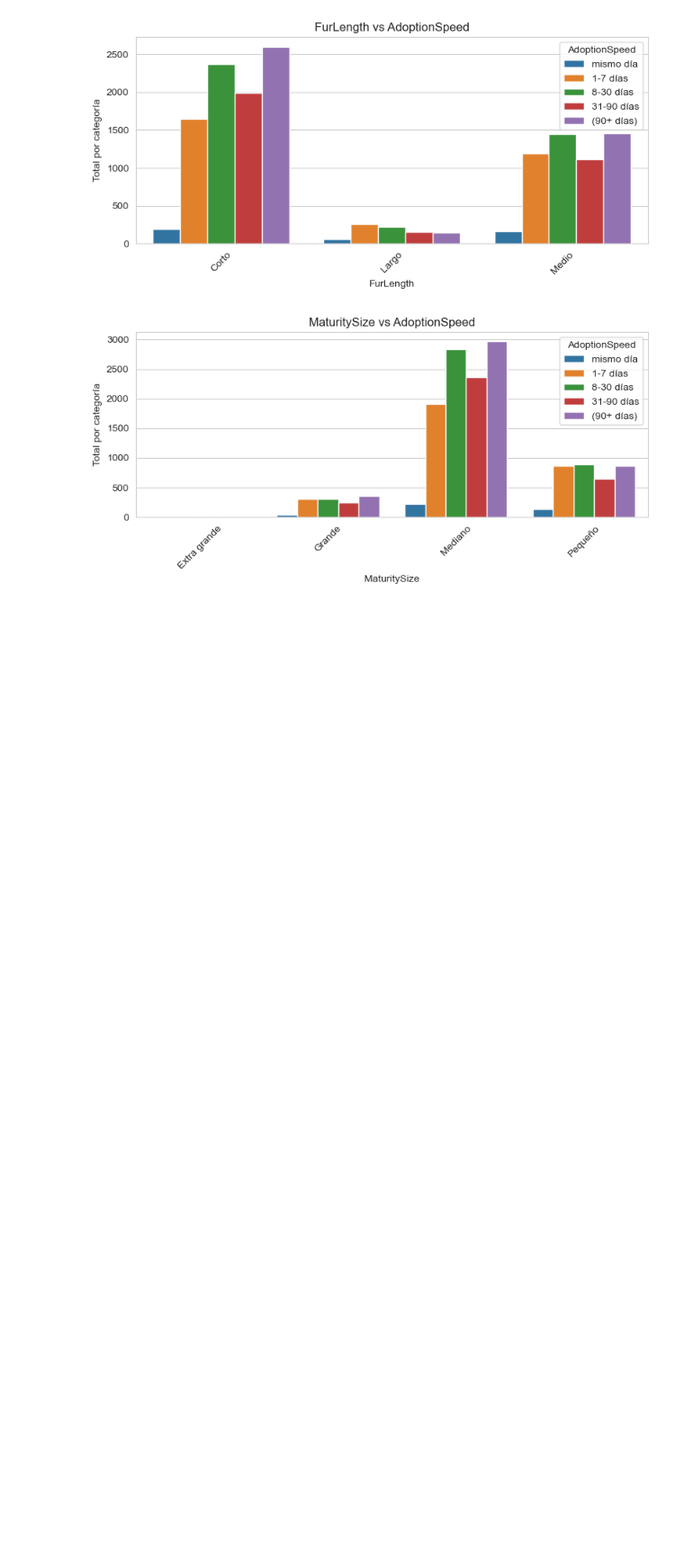
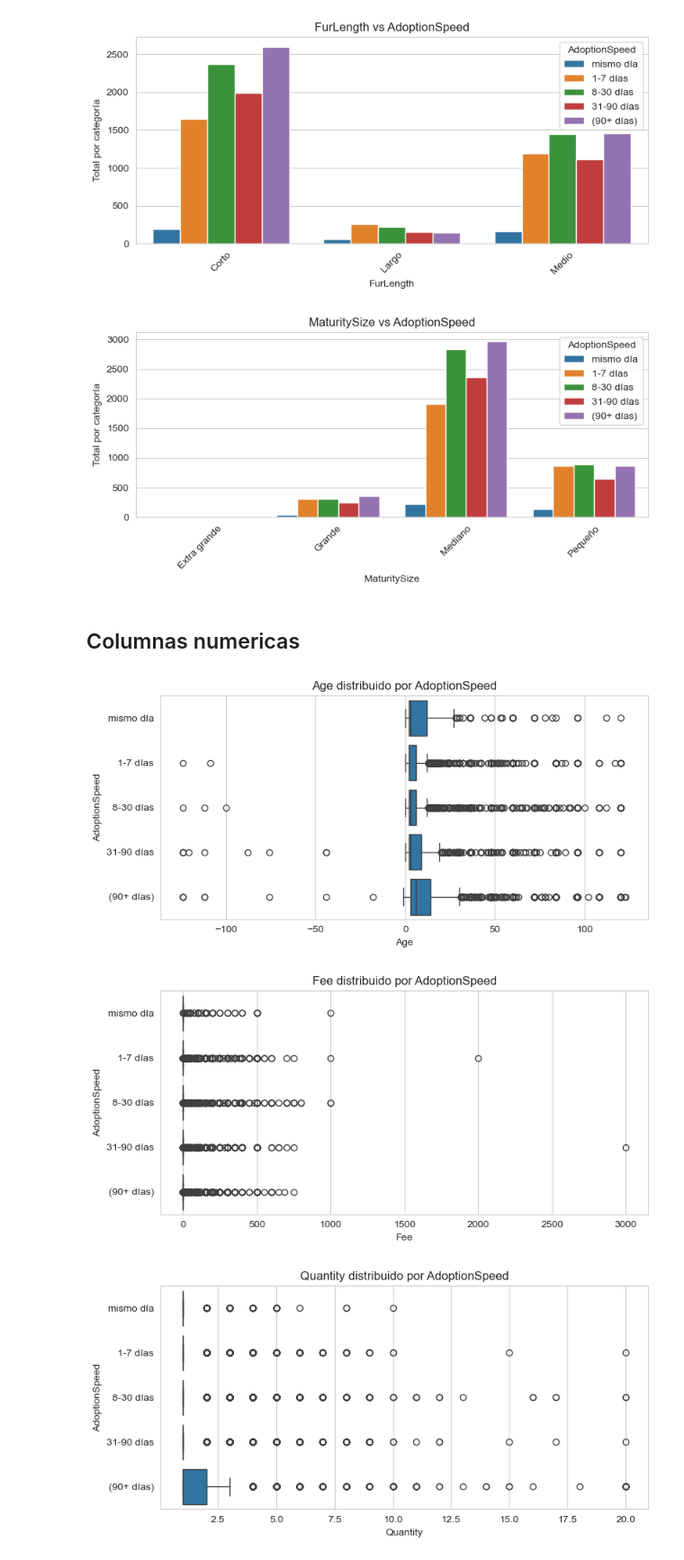
Before and after one commit to ctalamilla/austral-mcd-ldi2, a Jupyter notebook: TP_Grupo7_LDI2.ipynb, the cells around one changed output. Shown at 90% size. Cells and saved outputs as stored; diff of their text form; code cells hidden in the pictures; blank space fills up the shorter version.

```diff
--- a/TP_Grupo7_LDI2.ipynb
+++ b/TP_Grupo7_LDI2.ipynb
@@ -575,3 +575,21 @@ for col in categorical_cols:
 [figure]
 [figure]
 [figure]
+# %% [markdown]
+## Columnas numericas
+# %%
+def plot_numeric_boxplot(df, column, target='AdoptionSpeed'):
+    plt.figure(figsize=(8, 4))
+    sns.boxplot(data=df, y=target, x=column)
+    plt.title(f'{column} distribuido por {target}')
+    plt.tight_layout()
+    plt.show()
+
+numeric_cols = ["Age", "Fee", "Quantity", "PhotoAmt", "VideoAmt"]
+# %%
+for col in numeric_cols:
+    plot_numeric_boxplot(df_expl, col)
+# %% [output]
+[figure, added]
+[figure, added]
+[figure, added]
```
Also changed, not shown: parts of 8 cells of this notebook.
